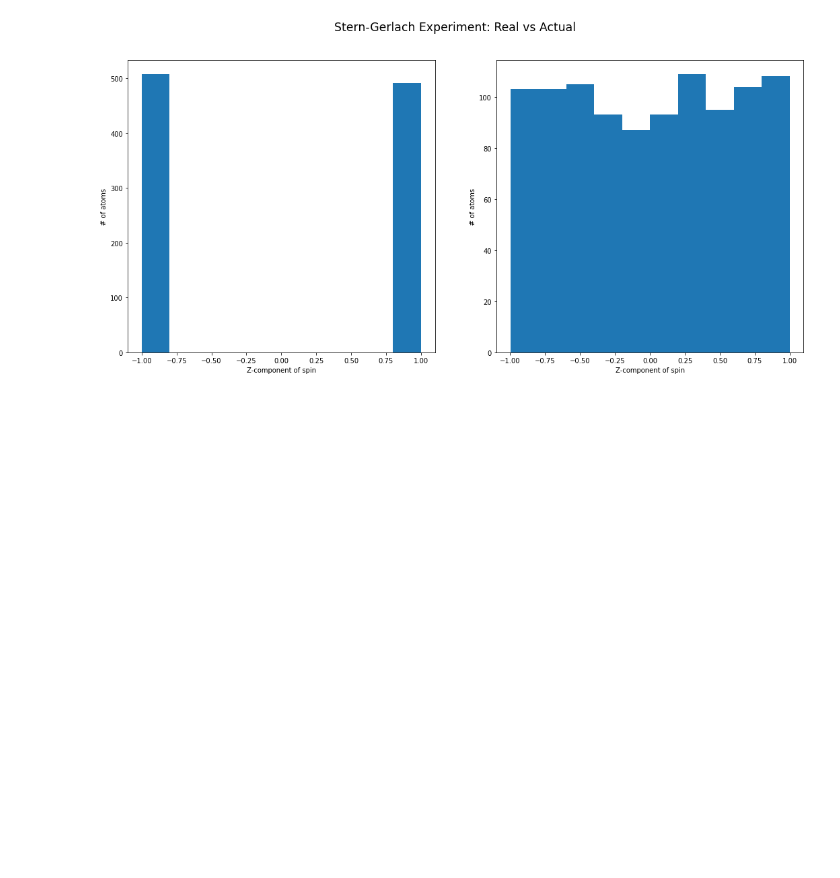
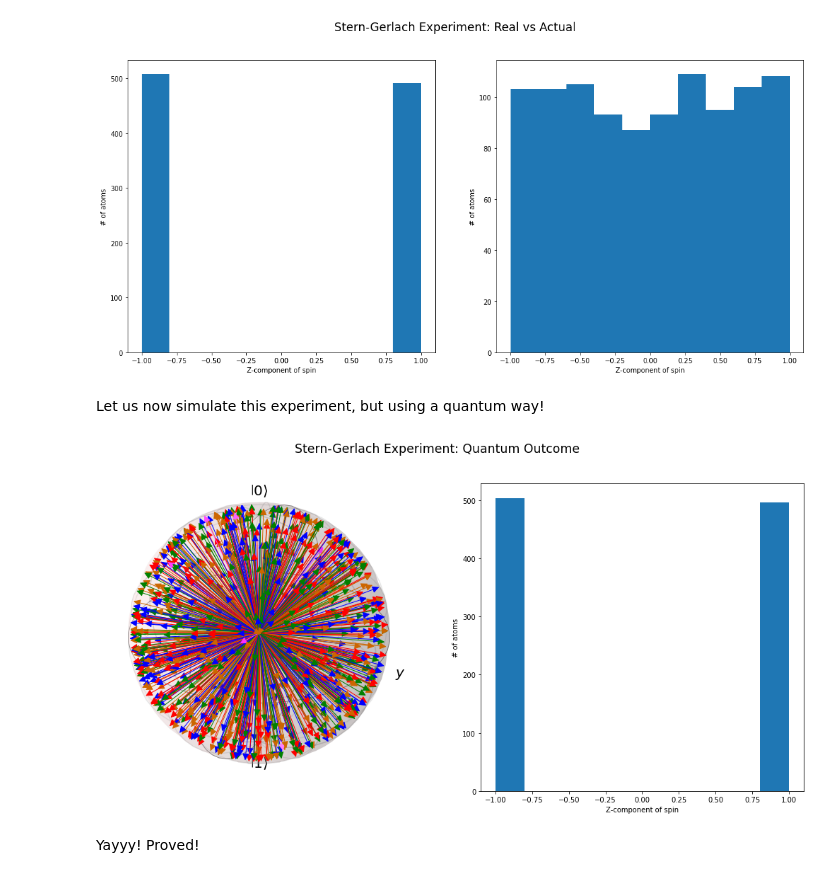
Before and after one commit to aarshitaacharya/quantum-projects, a Jupyter notebook: 5.stern_gerlach_experiment.ipynb, the cells around one changed output. Drawn from its saved outputs; the diff is of its cells as text; code cells hidden in the pictures; blank space fills up the shorter version.

Commit message:
stern gerlach completed

```diff
--- a/5.stern_gerlach_experiment.ipynb
+++ b/5.stern_gerlach_experiment.ipynb
@@ -126,3 +126,51 @@ def plot_real_vs_actual(spins):
 plot_real_vs_actual(spins)
 # %% [output]
 [figure]
+# %% [markdown]
+Let us now simulate this experiment, but using a quantum way!
+# %%
+up, down = ket("0"), ket("1")
+def quantum_state(d):
+    return np.cos(d.theta / 2) * up + np.exp(1j * d.phi) * np.sin(d.theta/2) * down
+
+# This function basically returns a quantum state as a superposition of the up and down spin states
+# %%
+def quantum_spin(q):
+    a_up = (up.dag() * q)
+    # dag is the hermitian conjuguate or basically the conjugate transpose. The inner product of q and this up gives us up/s amplitude.
+
+    prob_up = np.abs(a_up) **2
+    # The squared magnitude gives the probability of finding the particle in the up staticmethod
+
+    return 1 if np.random.uniform(0, 1) <= prob_up else -1
+    # here we generate a random number between 0 and 1. If this random number is less tha  our prob_up, the result is 1 i.e. spin up outcome, or else spin-down outcome.
+# %%
+def quantum_stern_gerlach(n):
+    directions = [random_direction() for _ in range(n)]
+    atoms = [quantum_state(d) for d in directions]
+    spins = [quantum_spin(q) for q in atoms]
+    return atoms, spins
+# %%
+def plot_quantum_results(atoms, spins):
+    fig = plt.figure(figsize=(18.0, 8.0))
+    fig.suptitle("Stern-Gerlach Experiment: Quantum Outcome", fontsize="xx-large")
+
+    ax1 = plt.subplot(1, 2, 1, projection='3d')
+    ax2 = plt.subplot(1, 2, 2)
+
+    b = qutip.Bloch(fig=fig, axes=ax1)
+    b.vector_width = 1
+    b.vector_color = ["#ff{:x}0ff".format(i, i) for i in range(10)]
+    b.add_states(atoms)
+    b.make_sphere()
+
+    ax2.hist(spins)
+    ax2.set_xlabel("Z-component of spin")
+    ax2.set_ylabel("# of atoms")
+# %%
+atoms, spins = quantum_stern_gerlach(1000)
+plot_quantum_results(atoms, spins)
+# %% [output]
+[figure, added]
+# %% [markdown]
+Yayyy! Proved!
```
